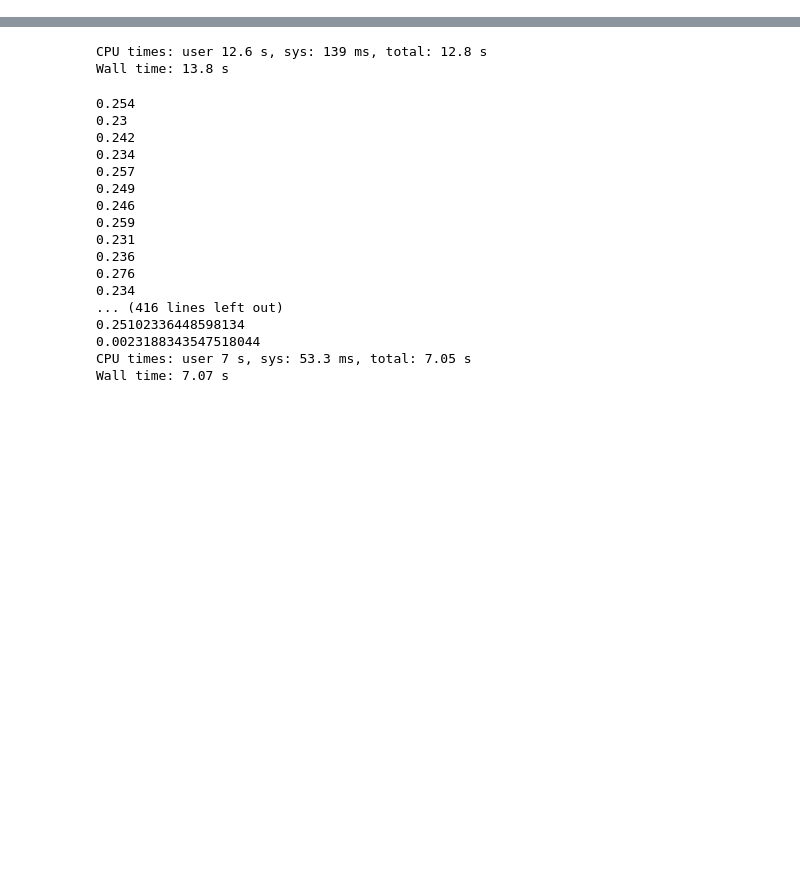
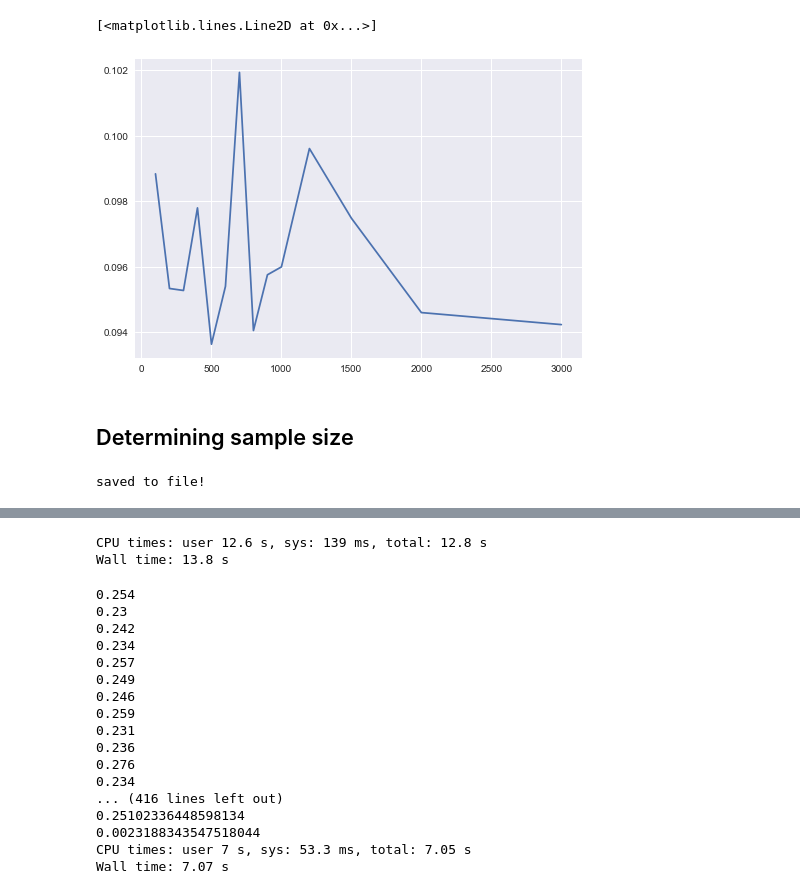
Before and after one commit to MbBrainz/StochasticSimulation-group19, a Jupyter notebook: Assignment1/RandomSampling.ipynb, the cells around one changed output, grey strips where cells are left out. Saved outputs shown, nothing was run; the diff lists cells and outputs as text; code cells hidden in the pictures; blank space fills up the shorter version.

```diff
--- a/Assignment1/RandomSampling.ipynb
+++ b/Assignment1/RandomSampling.ipynb
@@ -2,12 +2,17 @@
 from importlib import reload
 
 import numpy as np
+import json
 import matplotlib.pyplot as plt
+from time import time
 from mandelbrot_matrix import SEED, random_mandelbrot_points
 
-reload(mandelbrot_matrix)
+save_files = False
+# reload(mandelbrot_matrix)
 
 plt.style.use('seaborn')
 
 re_lim=(-2,1)
-im_lim=(-1,1)
+im_lim=(-1.25,1.25)
+
+theta = 1.506793
@@ -13,0 +96,5 @@ im_lim=(-1,1)
+# %%
+plt.plot(threshold_list, np.sqrt(std_list))
+# %% [output]
+[<matplotlib.lines.Line2D at 0x...>]
+[figure, added]
@@ -13,0 +118,2 @@ im_lim=(-1,1)
+# %% [markdown]
+## Determining sample size
@@ -13,0 +142,13 @@ im_lim=(-1,1)
+# %%
+if save_files:
+    save_to_csv(f"random_points_computation_ss={sample_size}_th={threshold}1",
+                ["n_points", "mean", "std", "computation_time"],
+                [
+                    n_points_list,
+                    average_list,
+                    std_list,
+                    time_list
+                ])
+    save_files = False
+# %% [output]
+saved to file!
```
Also changed, not shown: parts of 16 cells of this notebook, 4 other files.
